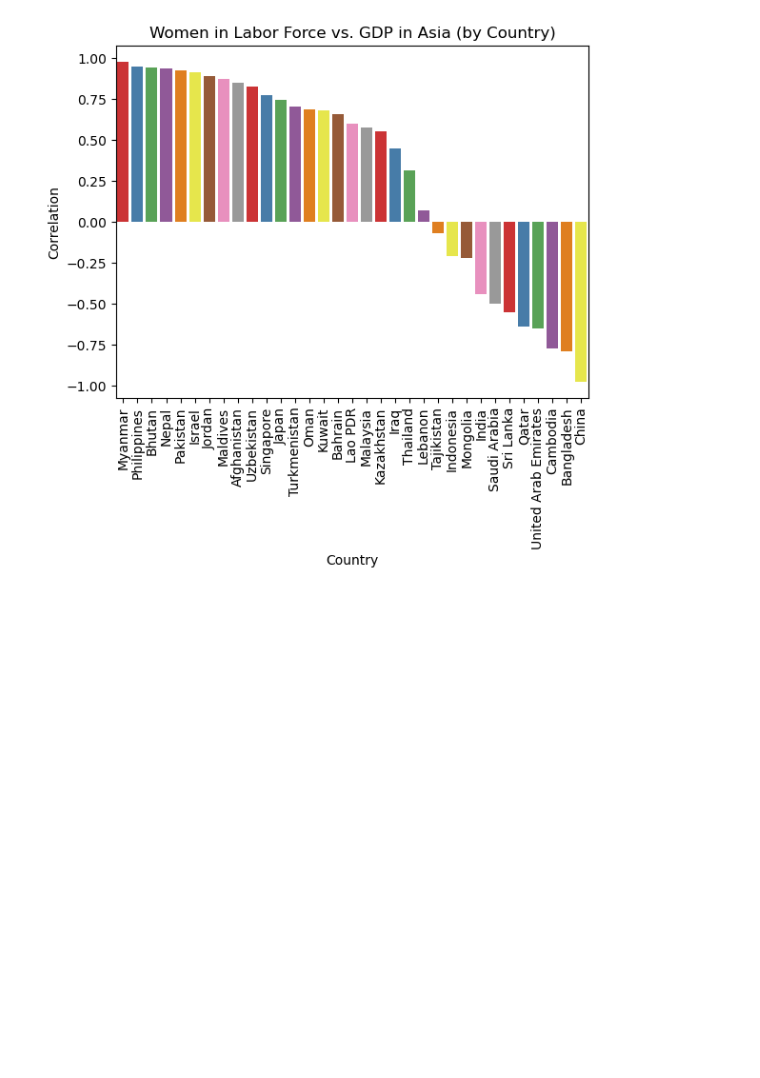
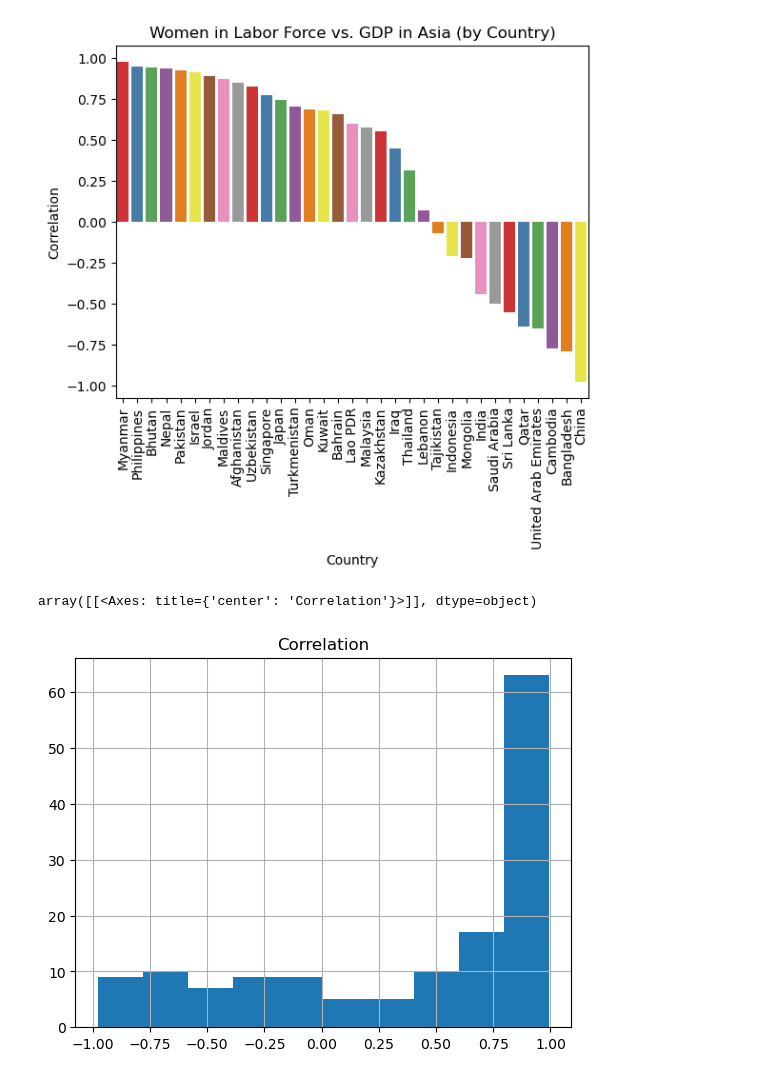
Before and after one commit to nss-data-science-cohort-8/un-exploration-JEFFDAVISJR, a Jupyter notebook: Notebooks/UN_Data_Exploration.ipynb, the cells around one changed output. Cells and saved outputs as stored; diff of their text form; code cells hidden in the pictures; blank space fills up the shorter version.

```diff
--- a/Notebooks/UN_Data_Exploration.ipynb
+++ b/Notebooks/UN_Data_Exploration.ipynb
@@ -640,14 +640,14 @@ GDP             0.826287  1.000000
 # %%
 results = []
 
-for country in asia['Country'].unique():
-    subset = asia[asia['Country'] == country]
+for country in wmn_gdp['Country'].unique():
+    subset = wmn_gdp[wmn_gdp['Country'] == country]
     correlation = subset[['Wmn_Lbr_Pct', 'GDP']].corr().iloc[0, 1]
     results.append({'Country': country, 'Correlation': correlation})
 
 
-correlation_asia = pd.DataFrame(results)
+correlation_country = pd.DataFrame(results)
 
 
-print(correlation_asia)
+print(correlation_country)
 # %% [output]
@@ -670,0 +668,3 @@ print(correlation_asia)
+# %%
+correlation_country = pd.merge(correlation_country, continents, on = ['Country'], how = 'inner')
+correlation_country.head()
@@ -677,3 +684,8 @@ plt.title("Women in Labor Force vs. GDP in Asia (by Country)")
 plt.show()
 # %% [output]
 [figure]
+# %%
+correlation_country.hist(column='Correlation',bins =10)
+# %% [output]
+array([[<Axes: title={'center': 'Correlation'}>]], dtype=object)
+[figure, added]
```
Also changed, not shown: parts of 4 cells of this notebook.
